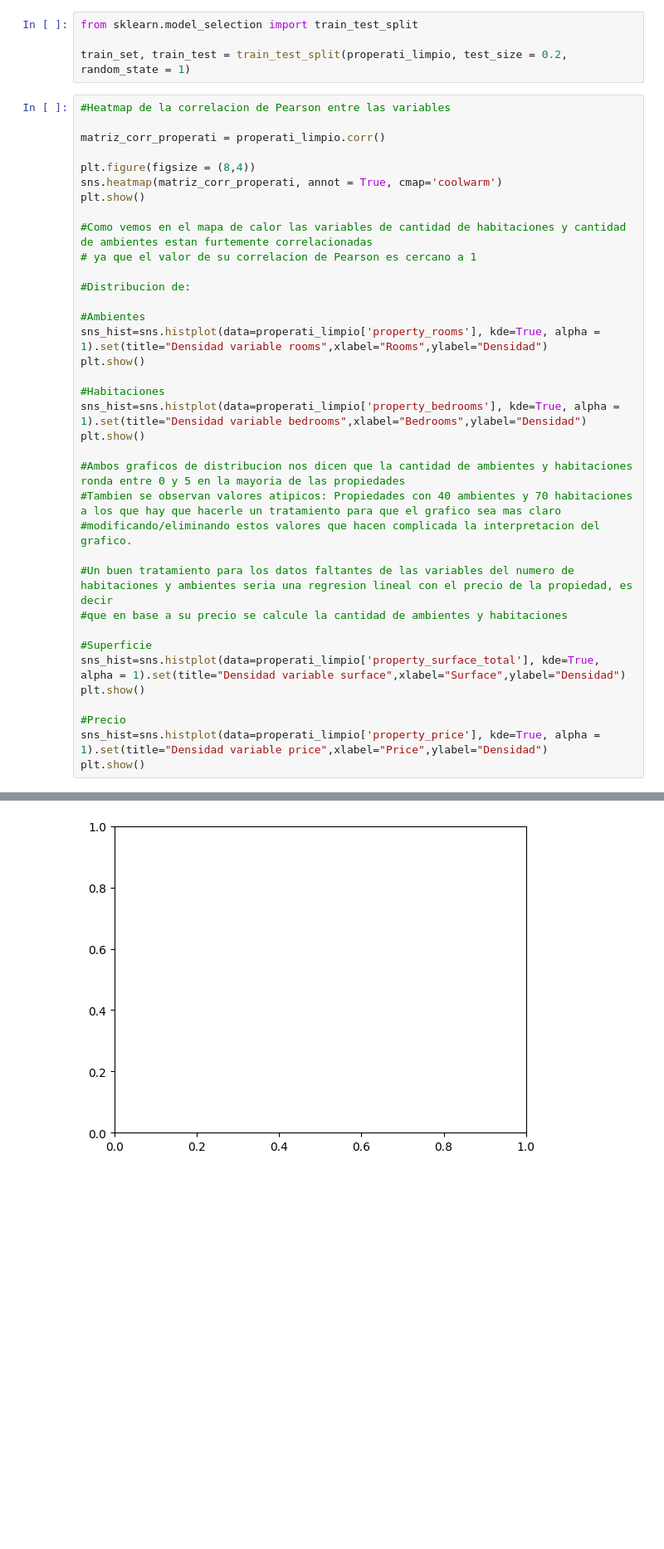
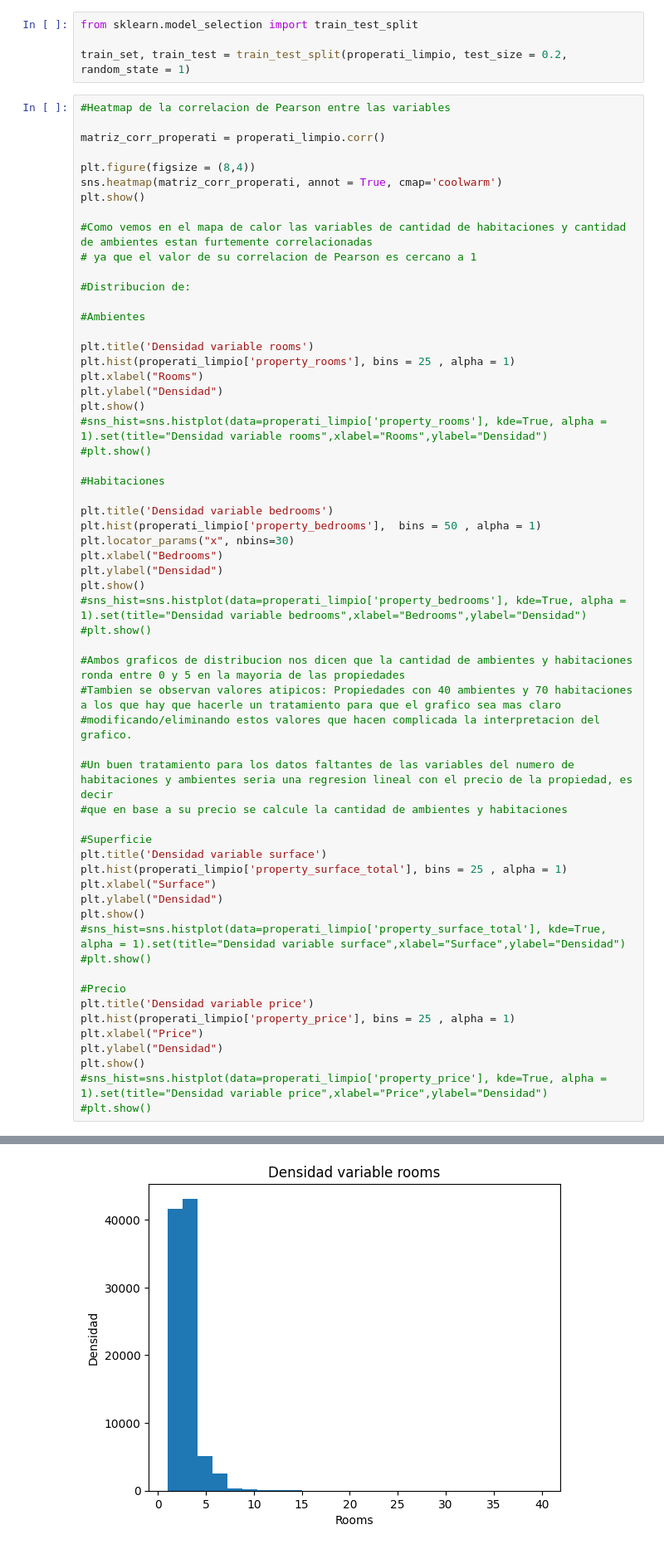
Before and after one commit to decouflet/7506R-2C2022-GRUPO15, a Jupyter notebook: TP1_orga_del_datos.ipynb, the cells around one changed output, grey strips where cells are left out. Shown at 83% size. Saved outputs shown, nothing was run; the diff lists cells and outputs as text; blank space fills up the shorter version.

Commit message:
Cambio los histogramas por error de visualizacion

```diff
--- a/TP1_orga_del_datos.ipynb
+++ b/TP1_orga_del_datos.ipynb
@@ -196,12 +196,25 @@ plt.show()
 #Distribucion de:
 
 #Ambientes
-sns_hist=sns.histplot(data=properati_limpio['property_rooms'], kde=True, alpha = 1).set(title="Densidad variable rooms",xlabel="Rooms",ylabel="Densidad")
+
+plt.title('Densidad variable rooms')
+plt.hist(properati_limpio['property_rooms'], bins = 25 , alpha = 1)
+plt.xlabel("Rooms")
+plt.ylabel("Densidad")
 plt.show()
+#sns_hist=sns.histplot(data=properati_limpio['property_rooms'], kde=True, alpha = 1).set(title="Densidad variable rooms",xlabel="Rooms",ylabel="Densidad")
+#plt.show()
 
 #Habitaciones
-sns_hist=sns.histplot(data=properati_limpio['property_bedrooms'], kde=True, alpha = 1).set(title="Densidad variable bedrooms",xlabel="Bedrooms",ylabel="Densidad")
+
+plt.title('Densidad variable bedrooms')
+plt.hist(properati_limpio['property_bedrooms'],  bins = 50 , alpha = 1)
+plt.locator_params("x", nbins=30)
+plt.xlabel("Bedrooms")
+plt.ylabel("Densidad")
 plt.show()
+#sns_hist=sns.histplot(data=properati_limpio['property_bedrooms'], kde=True, alpha = 1).set(title="Densidad variable bedrooms",xlabel="Bedrooms",ylabel="Densidad")
+#plt.show()
 
 #Ambos graficos de distribucion nos dicen que la cantidad de ambientes y habitaciones ronda entre 0 y 5 en la mayoria de las propiedades
 #Tambien se observan valores atipicos: Propiedades con 40 ambientes y 70 habitaciones a los que hay que hacerle un tratamiento para que el grafico sea mas claro
@@ -211,11 +224,21 @@ plt.show()
 #que en base a su precio se calcule la cantidad de ambientes y habitaciones
 
 #Superficie
-sns_hist=sns.histplot(data=properati_limpio['property_surface_total'], kde=True, alpha = 1).set(title="Densidad variable surface",xlabel="Surface",ylabel="Densidad")
+plt.title('Densidad variable surface')
+plt.hist(properati_limpio['property_surface_total'], bins = 25 , alpha = 1)
+plt.xlabel("Surface")
+plt.ylabel("Densidad")
 plt.show()
+#sns_hist=sns.histplot(data=properati_limpio['property_surface_total'], kde=True, alpha = 1).set(title="Densidad variable surface",xlabel="Surface",ylabel="Densidad")
+#plt.show()
 
 #Precio
-sns_hist=sns.histplot(data=properati_limpio['property_price'], kde=True, alpha = 1).set(title="Densidad variable price",xlabel="Price",ylabel="Densidad")
+plt.title('Densidad variable price')
+plt.hist(properati_limpio['property_price'], bins = 25 , alpha = 1)
+plt.xlabel("Price")
+plt.ylabel("Densidad")
 plt.show()
+#sns_hist=sns.histplot(data=properati_limpio['property_price'], kde=True, alpha = 1).set(title="Densidad variable price",xlabel="Price",ylabel="Densidad")
+#plt.show()
 # %% [output]
 [figure]
@@ -223 +245 @@ StopIteration:
-[figure, old version]
+[figure, new version]
```
Also changed, not shown: parts of 1 cell of this notebook.
